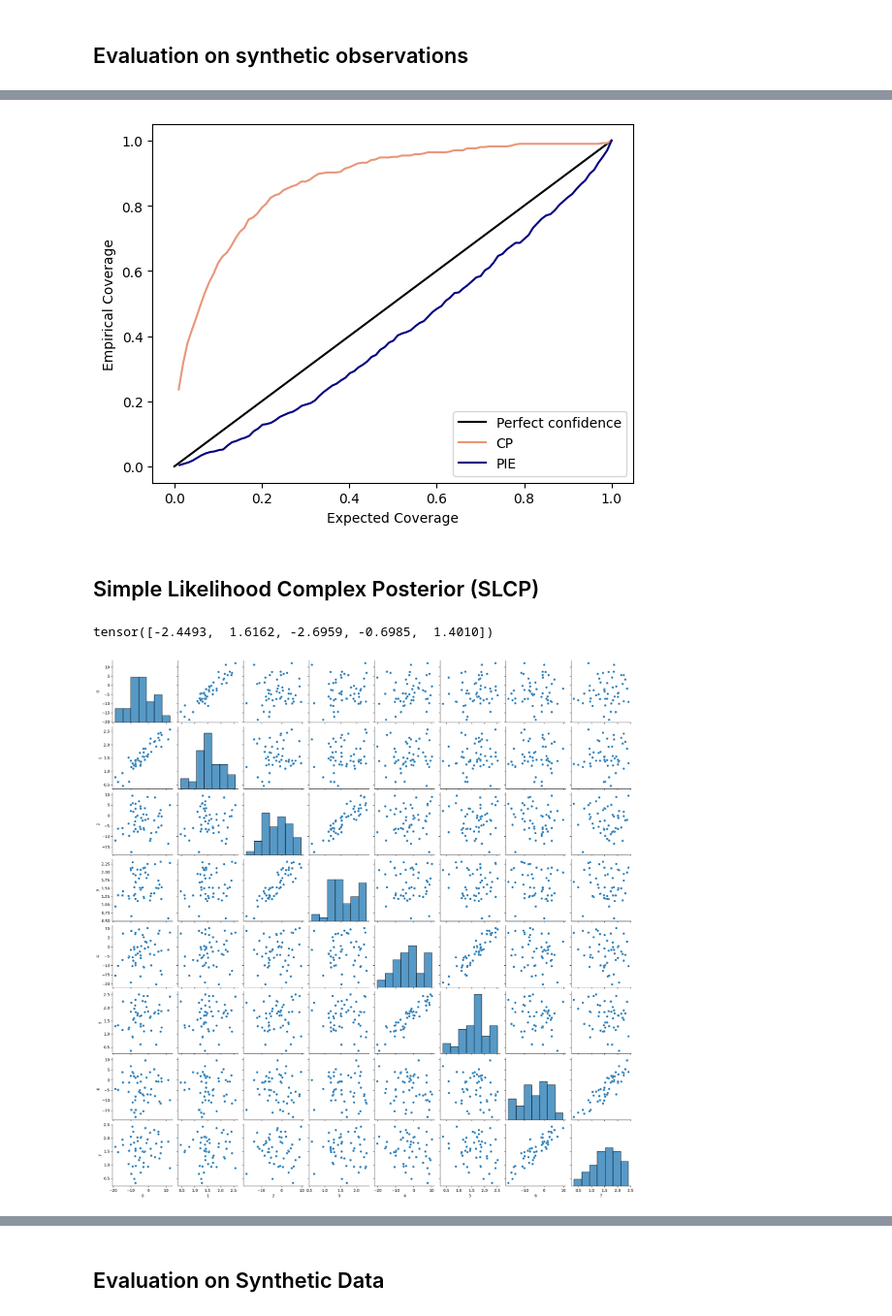
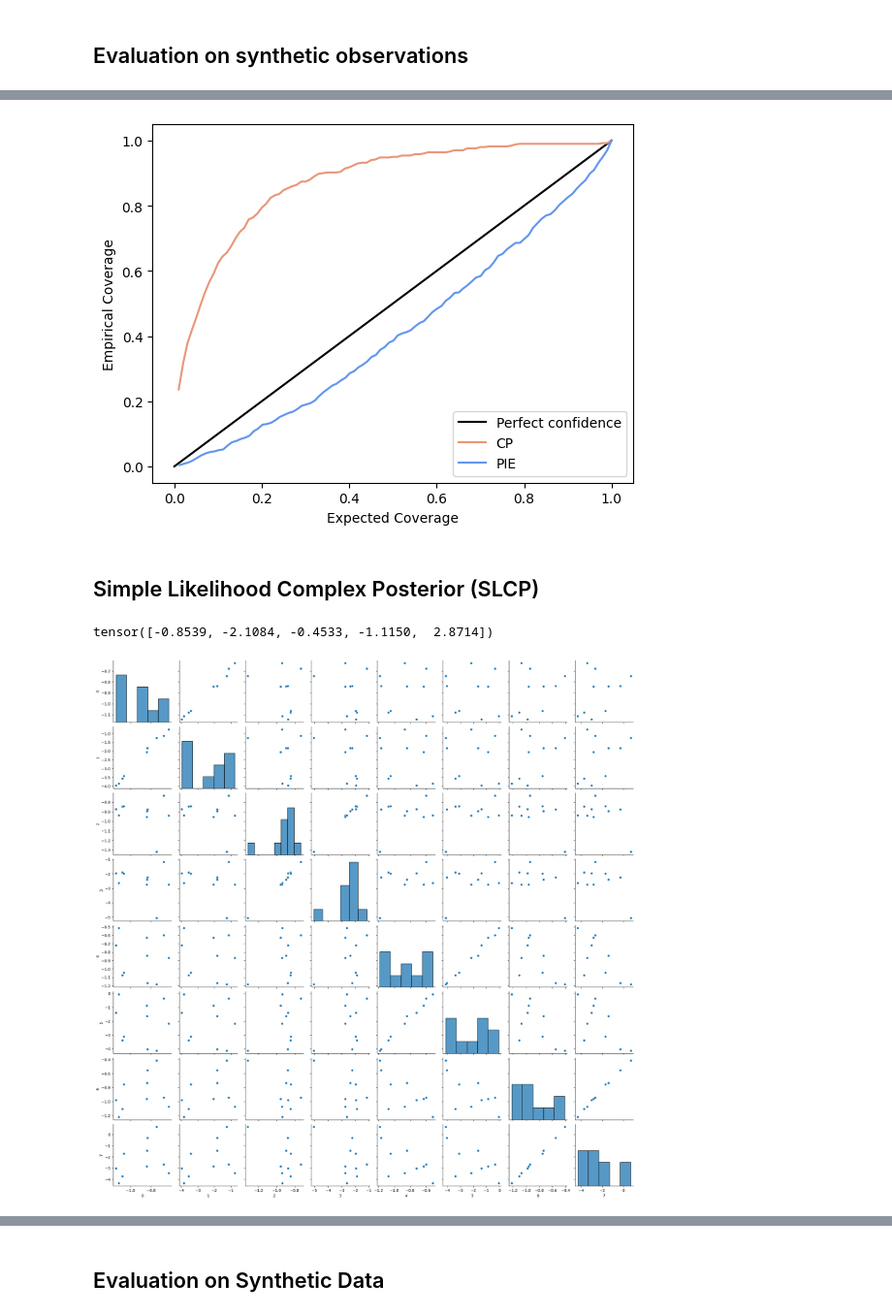
Before and after one commit to nadavbennun1/collective_posterior, a Jupyter notebook: test collective.ipynb, the cells around one changed output, grey strips where cells are left out. Shown: that part at 97% size. Cells and saved outputs as stored; diff of their text form; code cells hidden in the pictures.

Commit message:
colors

```diff
--- a/test collective.ipynb
+++ b/test collective.ipynb
@@ -210,25 +217,25 @@ ax.plot(np.linspace(0,1,100),np.linspace(0,1,100), color='k', label='Perfect con
 covs = pd.read_csv(f'{model}/tests/covs_{model}.csv', index_col=0, dtype='float')
 plot_covs(covs,ax,label='CP',color='darksalmon')
 covs_iid = pd.read_csv(f'{model}/tests/covs_{model}_iid.csv', index_col=0, dtype='float')
-plot_covs(covs_iid,ax,label='PIE',color='navy')
+plot_covs(covs_iid,ax,label='PIE',color='cornflowerblue')
 # %% [output]
-[figure, old version]
+[figure, new version]
 # %% [markdown]
 ## Simple Likelihood Complex Posterior (SLCP)
 # %%
 model = 'SLCP'
 prior, posterior = get_prior_and_posterior(model)
 simulator = model_dict[model][1]
 
 # sample one observation
 th = prior.sample((1,))[0]
 print(th)
-X = simulator(parameters=th, reps=50) # 10 reps
+X = simulator(parameters=th, reps=10) # 10 reps
 
 g = pairplot(pd.DataFrame(X.numpy()))
 # %% [output]
-tensor([-2.4493,  1.6162, -2.6959, -0.6985,  1.4010])
+tensor([-0.8539, -2.1084, -0.4533, -1.1150,  2.8714])
-[figure, old version]
+[figure, new version]
 # %%
 epsilon = -10000 # random low number
 op = CollectivePosterior(prior, posterior, X, 1, epsilon)
```
Also changed, not shown: parts of 15 cells of this notebook, 1 other file.
